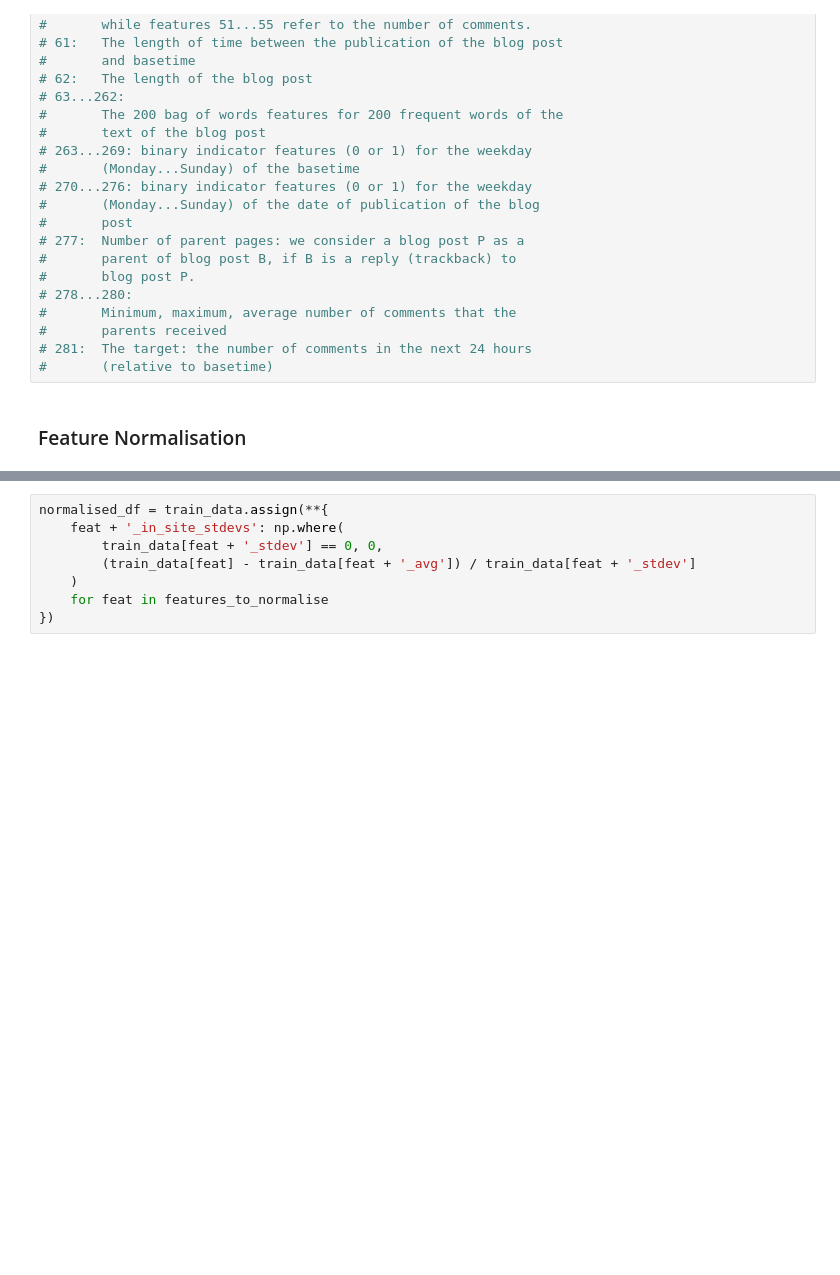
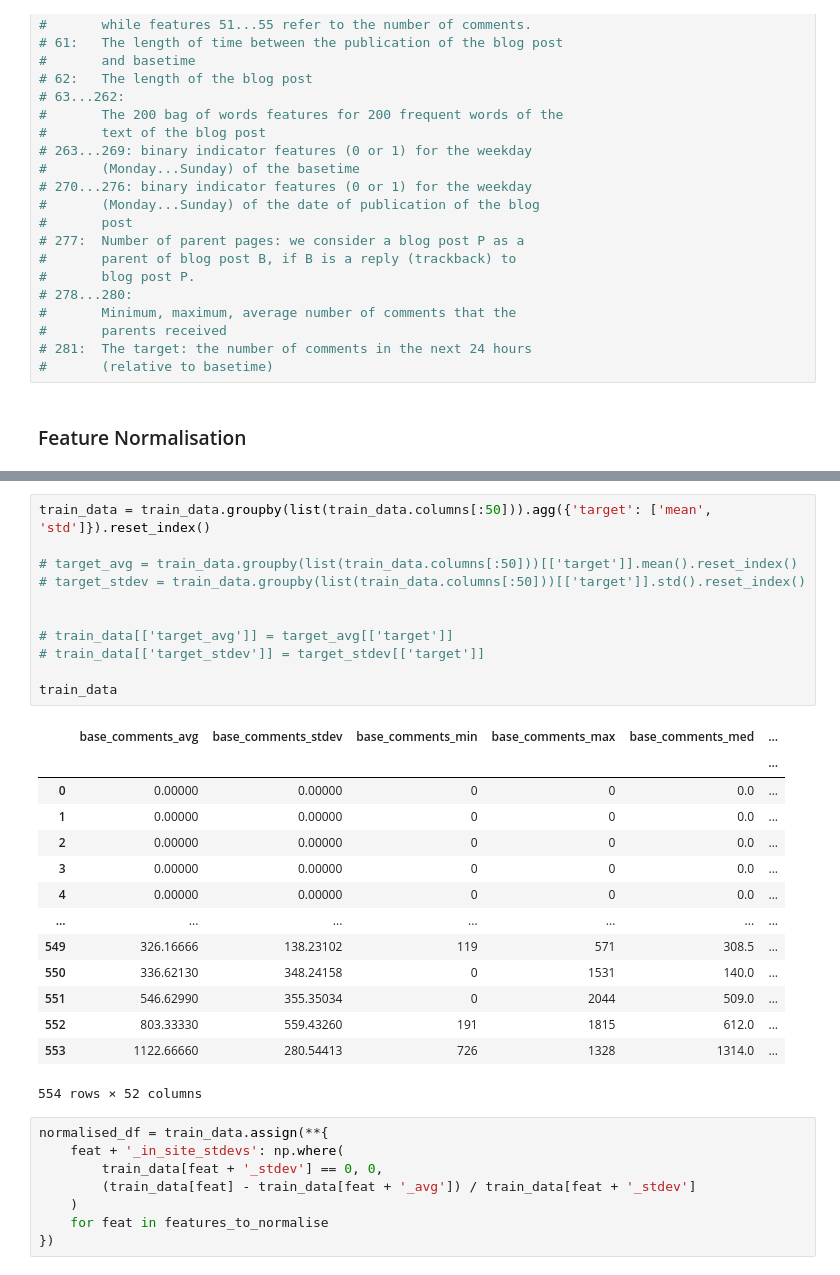
Before and after one commit to andrew-kumley/Hackathon-Project, a Jupyter notebook: model_builder.ipynb, the cells around one changed output, grey strips where cells are left out. Saved outputs shown, nothing was run; the diff lists cells and outputs as text; blank space fills up the shorter version.

Commit message:
started target normalisation, tested model with all features

```diff
--- a/model_builder.ipynb
+++ b/model_builder.ipynb
@@ -69,6 +65,32 @@ Index(['base_comments', 'comments_1d', 'comments_2d', 'comments_firstDay',
        'comments_diff', 'base_links', 'links_1d', 'links_2d', 'links_firstDay',
        'links_diff'],
       dtype='object')
+# %%
+train_data = train_data.groupby(list(train_data.columns[:50])).agg({'target': ['mean', 'std']}).reset_index()
+
+# target_avg = train_data.groupby(list(train_data.columns[:50]))[['target']].mean().reset_index()
+# target_stdev = train_data.groupby(list(train_data.columns[:50]))[['target']].std().reset_index()
+
+
+# train_data[['target_avg']] = target_avg[['target']]
+# train_data[['target_stdev']] = target_stdev[['target']]
+
+train_data
+# %% [output]
+|  | base_comments_avg | base_comments_stdev | base_comments_min | base_comments_max | base_comments_med | ... |
+|  |  |  |  |  |  | ... |
+| 0 | 0.00000 | 0.00000 | 0 | 0 | 0.0 | ... |
+| 1 | 0.00000 | 0.00000 | 0 | 0 | 0.0 | ... |
+| 2 | 0.00000 | 0.00000 | 0 | 0 | 0.0 | ... |
+| 3 | 0.00000 | 0.00000 | 0 | 0 | 0.0 | ... |
+| 4 | 0.00000 | 0.00000 | 0 | 0 | 0.0 | ... |
+| ... | ... | ... | ... | ... | ... | ... |
+| 549 | 326.16666 | 138.23102 | 119 | 571 | 308.5 | ... |
+| 550 | 336.62130 | 348.24158 | 0 | 1531 | 140.0 | ... |
+| 551 | 546.62990 | 355.35034 | 0 | 2044 | 509.0 | ... |
+| 552 | 803.33330 | 559.43260 | 191 | 1815 | 612.0 | ... |
+| 553 | 1122.66660 | 280.54413 | 726 | 1328 | 1314.0 | ... |
+554 rows × 52 columns
 # %%
 normalised_df = train_data.assign(**{
     feat + '_in_site_stdevs': np.where(
```
Also changed, not shown: parts of 19 cells of this notebook.
